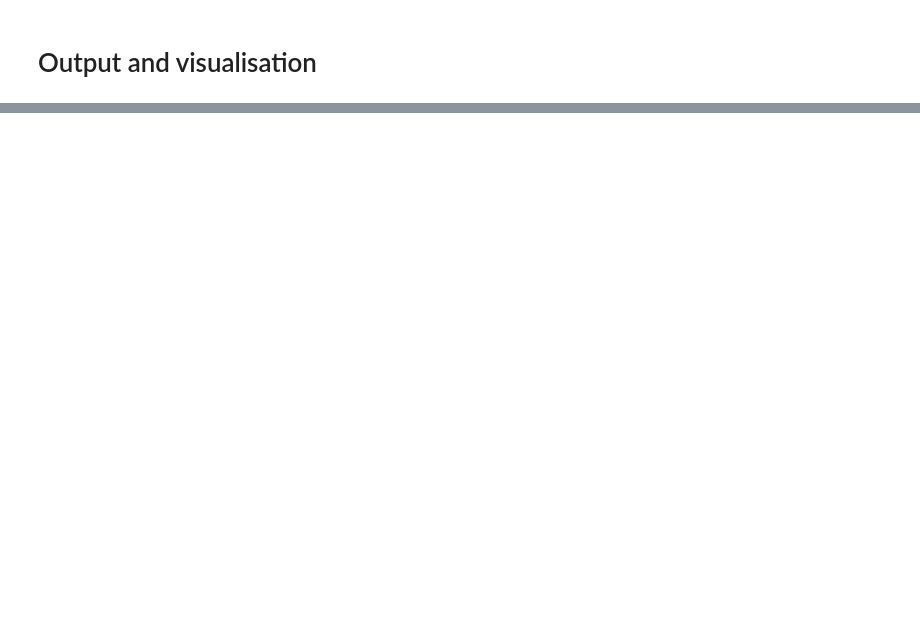
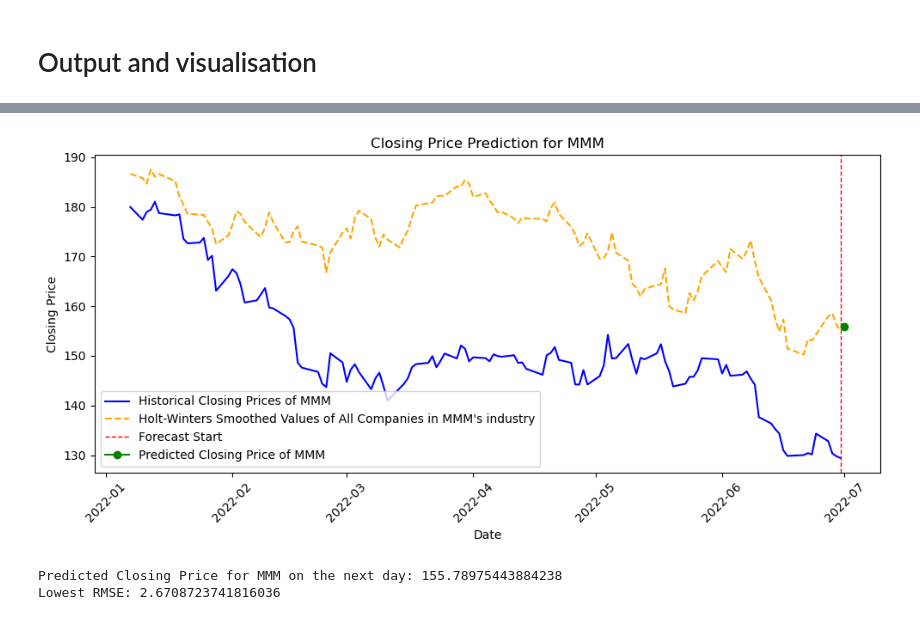
Before and after one commit to yothisisash/IT1244-Stock-Market, a Jupyter notebook: holt_winters_all_and_some_companies_v2.ipynb, the cells around one changed output, grey strips where cells are left out. Saved outputs shown, nothing was run; the diff lists cells and outputs as text; code cells hidden in the pictures; blank space fills up the shorter version.

```diff
--- a/holt_winters_all_and_some_companies_v2.ipynb
+++ b/holt_winters_all_and_some_companies_v2.ipynb
@@ -106,0 +299,36 @@ Predicted Closing Price for CF on the next day: 143.92590644215605
+# %%
+# Fit the Holt-Winters model
+model = ExponentialSmoothing(
+    avg_last_n_days,
+    trend=lowest_trend,
+    seasonal=lowest_seasonal,
+    seasonal_periods=7  # weekly seasonality
+).fit()
+
+# Forecast the next day's closing price
+forecast = model.forecast(steps=1)
+# %%
+# Prepare data for visualization
+smoothed_values = model.fittedvalues
+
+# Visualization
+plt.figure(figsize=(10, 5))
+plt.plot(last_n_days_target.index, last_n_days_target, label=f'Historical Closing Prices of {target_company}', color='blue')
+plt.plot(smoothed_values.index, smoothed_values, label= f"Holt-Winters Smoothed Values of All Companies in {target_company}'s industry", color='orange', linestyle='--')
+plt.axvline(x=last_n_days_target.index[-1], color='red', linewidth=1, linestyle='--', label='Forecast Start')
+plt.plot(last_n_days_target.index[-1] + pd.DateOffset(days=1), forecast, marker='o', label=f'Predicted Closing Price of {target_company}', color='green')
+plt.title(f'Closing Price Prediction for {target_company}')
+plt.xlabel('Date')
+plt.ylabel('Closing Price')
+plt.legend()
+plt.xticks(rotation=45)
+plt.tight_layout()
+plt.show()
+
+# Output the predicted closing price
+print(f'Predicted Closing Price for {target_company} on the next day: {forecast.iloc[0]}')
+print(f"Lowest RMSE: {lowest_rmse_row['rmse']}")
+# %% [output]
+[figure, added]
+Predicted Closing Price for MMM on the next day: 155.78975443884238
+Lowest RMSE: 2.6708723741816036
```
Also changed, not shown: parts of 13 cells of this notebook.
